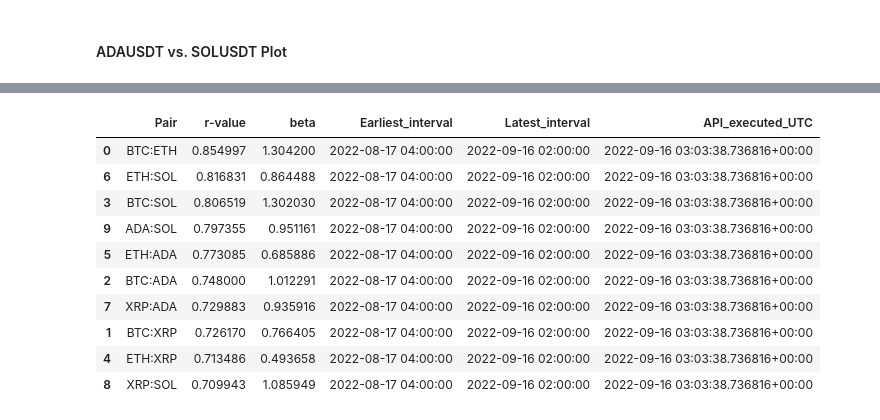
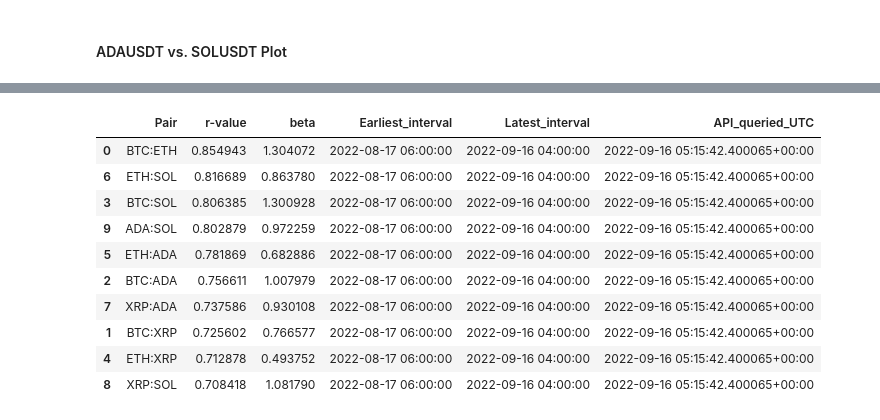
Before and after one commit to chiron-chiron/crypto-challenge, a Jupyter notebook: correlations.ipynb, the cells around one changed output, grey strips where cells are left out. Cells and saved outputs as stored; diff of their text form; code cells hidden in the pictures.

```diff
--- a/correlations.ipynb
+++ b/correlations.ipynb
@@ -620,7 +610,7 @@ The beta is:0.9511605255544752
 correlations_df = pd.DataFrame(pairs_correlation).sort_values("r-value", ascending=False)
 correlations_df["Earliest_interval"] = earliest
 correlations_df["Latest_interval"] = latest
-correlations_df["API_executed_UTC"] = executed_utc
+correlations_df["API_queried_UTC"] = executed_utc
 print(f"Correlations of Binance USDS-M Perps (30d rolling)")
 correlations_df
 # %% [output]
@@ -629,14 +618,14 @@ As at 2022-09-16 02:00:00
-|  | Pair | r-value | beta | Earliest_interval | Latest_interval | API_executed_UTC |
-| 0 | BTC:ETH | 0.854997 | 1.304200 | 2022-08-17 04:00:00 | 2022-09-16 02:00:00 | 2022-09-16 03:03:38.736816+00:00 |
-| 6 | ETH:SOL | 0.816831 | 0.864488 | 2022-08-17 04:00:00 | 2022-09-16 02:00:00 | 2022-09-16 03:03:38.736816+00:00 |
-| 3 | BTC:SOL | 0.806519 | 1.302030 | 2022-08-17 04:00:00 | 2022-09-16 02:00:00 | 2022-09-16 03:03:38.736816+00:00 |
-| 9 | ADA:SOL | 0.797355 | 0.951161 | 2022-08-17 04:00:00 | 2022-09-16 02:00:00 | 2022-09-16 03:03:38.736816+00:00 |
-| 5 | ETH:ADA | 0.773085 | 0.685886 | 2022-08-17 04:00:00 | 2022-09-16 02:00:00 | 2022-09-16 03:03:38.736816+00:00 |
-| 2 | BTC:ADA | 0.748000 | 1.012291 | 2022-08-17 04:00:00 | 2022-09-16 02:00:00 | 2022-09-16 03:03:38.736816+00:00 |
-| 7 | XRP:ADA | 0.729883 | 0.935916 | 2022-08-17 04:00:00 | 2022-09-16 02:00:00 | 2022-09-16 03:03:38.736816+00:00 |
-| 1 | BTC:XRP | 0.726170 | 0.766405 | 2022-08-17 04:00:00 | 2022-09-16 02:00:00 | 2022-09-16 03:03:38.736816+00:00 |
-| 4 | ETH:XRP | 0.713486 | 0.493658 | 2022-08-17 04:00:00 | 2022-09-16 02:00:00 | 2022-09-16 03:03:38.736816+00:00 |
-| 8 | XRP:SOL | 0.709943 | 1.085949 | 2022-08-17 04:00:00 | 2022-09-16 02:00:00 | 2022-09-16 03:03:38.736816+00:00 |
+|  | Pair | r-value | beta | Earliest_interval | Latest_interval | API_queried_UTC |
+| 0 | BTC:ETH | 0.854943 | 1.304072 | 2022-08-17 06:00:00 | 2022-09-16 04:00:00 | 2022-09-16 05:15:42.400065+00:00 |
+| 6 | ETH:SOL | 0.816689 | 0.863780 | 2022-08-17 06:00:00 | 2022-09-16 04:00:00 | 2022-09-16 05:15:42.400065+00:00 |
+| 3 | BTC:SOL | 0.806385 | 1.300928 | 2022-08-17 06:00:00 | 2022-09-16 04:00:00 | 2022-09-16 05:15:42.400065+00:00 |
+| 9 | ADA:SOL | 0.802879 | 0.972259 | 2022-08-17 06:00:00 | 2022-09-16 04:00:00 | 2022-09-16 05:15:42.400065+00:00 |
+| 5 | ETH:ADA | 0.781869 | 0.682886 | 2022-08-17 06:00:00 | 2022-09-16 04:00:00 | 2022-09-16 05:15:42.400065+00:00 |
+| 2 | BTC:ADA | 0.756611 | 1.007979 | 2022-08-17 06:00:00 | 2022-09-16 04:00:00 | 2022-09-16 05:15:42.400065+00:00 |
+| 7 | XRP:ADA | 0.737586 | 0.930108 | 2022-08-17 06:00:00 | 2022-09-16 04:00:00 | 2022-09-16 05:15:42.400065+00:00 |
+| 1 | BTC:XRP | 0.725602 | 0.766577 | 2022-08-17 06:00:00 | 2022-09-16 04:00:00 | 2022-09-16 05:15:42.400065+00:00 |
+| 4 | ETH:XRP | 0.712878 | 0.493752 | 2022-08-17 06:00:00 | 2022-09-16 04:00:00 | 2022-09-16 05:15:42.400065+00:00 |
+| 8 | XRP:SOL | 0.708418 | 1.081790 | 2022-08-17 06:00:00 | 2022-09-16 04:00:00 | 2022-09-16 05:15:42.400065+00:00 |
 # %%
 # ! pip install dataframe_image
 import dataframe_image as dfi
```
Also changed, not shown: parts of 23 cells of this notebook, 11 other files.
